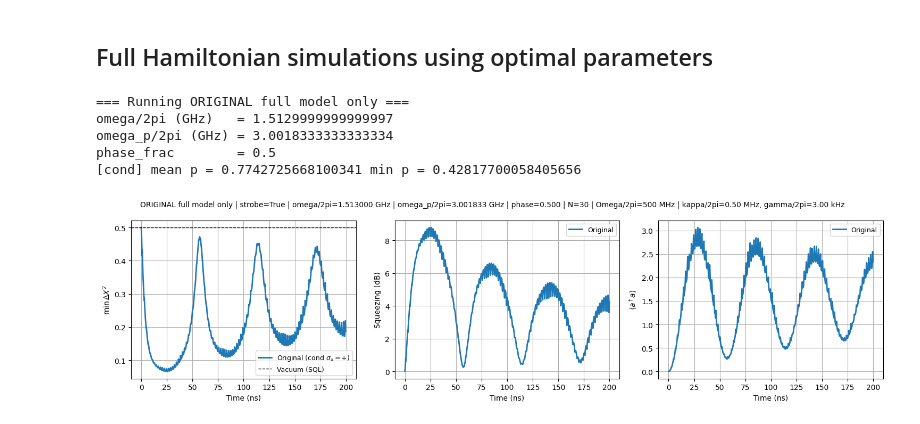
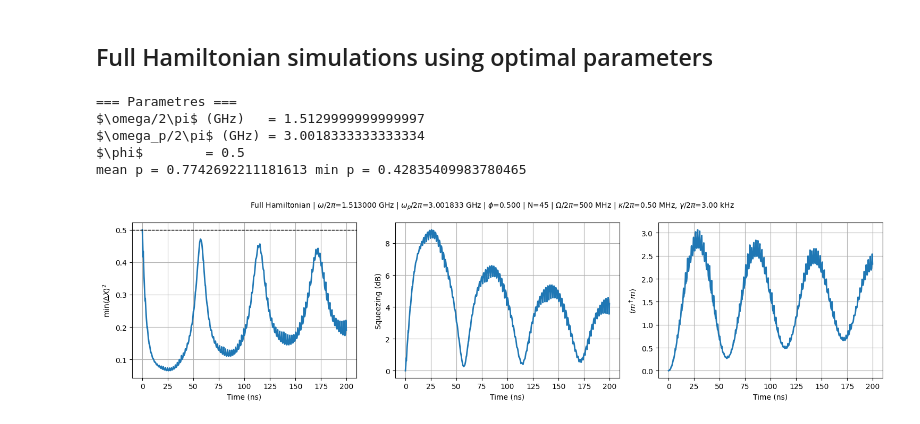
Before and after one commit to iuang0305/Magnon-squeezing-and-superposition, a Jupyter notebook: Full_Hamiltonian_simulations_SqSuperposition.ipynb, the cells around one changed output. Saved outputs shown, nothing was run; the diff lists cells and outputs as text; code cells hidden in the pictures.

```diff
--- a/Full_Hamiltonian_simulations_SqSuperposition.ipynb
+++ b/Full_Hamiltonian_simulations_SqSuperposition.ipynb
@@ -87,7 +87,7 @@ def stroboscopic_indices(tlist, omega_p, phase_frac=0.0):
 
 
 # ------------------------------------------------------------
-# Full (original) model only
+# Full Hamiltonian
 # ------------------------------------------------------------
 class FullModel:
     """
@@ -209,7 +209,7 @@ class FullModel:
 if __name__ == "__main__":
 
     # ---- system params ----
-    N = 30
+    N = 45
     T_bath = 10e-3
 
     nu = 2*np.pi*3.0e9
@@ -222,40 +222,39 @@ if __name__ == "__main__":
     kappa = 2*np.pi*0.5e6
     gamma = 2*np.pi*3.0e3
 
-    # ---- best parameters (directly use, no scan) ----
-    omega_best   = 2*np.pi*1.5129999999999997e9
-    omega_p_best = 2*np.pi*3.0018333333333334e9
-    phase_best   = 0.5
+    # ---- parameters ----
+    omega   = 2*np.pi*1.5129999999999997e9
+    omega_p = 2*np.pi*3.0018333333333334e9
+    phase   = 0.5
 
-    # ---- time grid (same as your final) ----
+    # ---- time grid ----
     total_time_final = 2.0e-7
     steps_final = 1100
     tlist = np.linspace(0.0, total_time_final, steps_final)
 
-    # ---- strobe sampling ----
     USE_STROBE = True
     STROBE_PHASE_DEFAULT = 0.0
 
     # ---- run ----
     sim = FullModel(N=N, T=T_bath)
     sim.set_params(
-        omega=omega_best, nu=nu,
-        omega_p=omega_p_best, Omega=Omega,
+        omega=omega, nu=nu,
+        omega_p=omega_p, Omega=Omega,
         gx=gx, gz=gz,
         kappa=kappa, gamma=gamma
     )
 
-    print("\n=== Running ORIGINAL full model only ===")
-    print("omega/2pi (GHz)   =", omega_best/(2*np.pi*1e9))
-    print("omega_p/2pi (GHz) =", omega_p_best/(2*np.pi*1e9))
-    print("phase_frac        =", phase_best)
+    print("\n=== Parametres ===")
+    print(f"$\omega/2\pi$ (GHz)   = {omega/(2*np.pi*1e9)}")
+    print(f"$\omega_p/2\pi$ (GHz) = {omega_p/(2*np.pi*1e9)}")
+    print(f"$\phi$        = {phase}")
 
-    states_ori = sim.evolve_original(tlist, phase_frac=phase_best, nsteps=650000)
+    states_ori = sim.evolve_original(tlist, phase_frac=phase, nsteps=650000)
     v_ori, s_ori, n_ori, p_ori = sim.metrics_original_cond_sxplus(states_ori)
 
     # ---- choose plot indices ----
     if USE_STROBE:
-        idx = stroboscopic_indices(tlist, omega_p_best, phase_frac=STROBE_PHASE_DEFAULT)
+        idx = stroboscopic_indices(tlist, omega_p, phase_frac=STROBE_PHASE_DEFAULT)
         if len(idx) < 6:
             raise RuntimeError("Too few stroboscopic samples. Try USE_STROBE=False or adjust time grid.")
     else:
@@ -264,50 +263,47 @@ if __name__ == "__main__":
     t_plot = tlist[idx] * 1e9  # ns
     v_plot = v_ori[idx]
     s_plot = s_ori[idx]
     n_plot = n_ori[idx]
     p_plot = p_ori[idx]
 
-    print("[cond] mean p =", float(np.mean(p_plot)), "min p =", float(np.min(p_plot)))
+    print("mean p =", float(np.mean(p_plot)), "min p =", float(np.min(p_plot)))
 
-    # ---- plots: 1x3 (same style) ----
+    # ---- plots: 1x3 ----
     fig, axes = plt.subplots(1, 3, figsize=(15, 4), sharex=True)
 
     ax = axes[0]
     ax.plot(t_plot, v_plot, lw=2, label=r"Original (cond $\sigma_x=+$)")
     ax.axhline(0.5, color="k", ls="--", lw=1, label="Vacuum (SQL)")
     ax.set_xlabel("Time (ns)")
-    ax.set_ylabel(r"$\min\,\Delta X^2$")
+    ax.set_ylabel(r"$\min\langle\Delta X\rangle^2$")
     ax.grid(True)
-    ax.legend(loc="best", fontsize=9)
 
     ax = axes[1]
-    ax.plot(t_plot, s_plot, lw=2, label="Original")
+    ax.plot(t_plot, s_plot, lw=2)
     ax.set_xlabel("Time (ns)")
     ax.set_ylabel("Squeezing (dB)")
     ax.grid(True)
-    ax.legend(loc="best", fontsize=9)
 
     ax = axes[2]
-    ax.plot(t_plot, n_plot, lw=2, label="Original")
+    ax.plot(t_plot, n_plot, lw=2)
     ax.set_xlabel("Time (ns)")
-    ax.set_ylabel(r"$\langle a^\dagger a\rangle$")
+    ax.set_ylabel(r"$\langle m^\dagger m\rangle$")
     ax.grid(True)
-    ax.legend(loc="best", fontsize=9)
 
     fig.suptitle(
-        f"ORIGINAL full model only | strobe={USE_STROBE} | "
-        f"omega/2pi={omega_best/(2*np.pi*1e9):.6f} GHz | "
-        f"omega_p/2pi={omega_p_best/(2*np.pi*1e9):.6f} GHz | "
-        f"phase={phase_best:.3f} | N={N} | Omega/2pi={Omega/(2*np.pi*1e6):.0f} MHz | "
-        f"kappa/2pi={kappa/(2*np.pi*1e6):.2f} MHz, gamma/2pi={gamma/(2*np.pi*1e3):.2f} kHz",
+        f"Full Hamiltonian | "
+        f"$\omega/2\pi$={omega/(2*np.pi*1e9):.6f} GHz | "
+        f"$\omega_p/2\pi$={omega_p/(2*np.pi*1e9):.6f} GHz | "
+        f"$\phi$={phase:.3f} | N={N} | $\Omega/2\pi$={Omega/(2*np.pi*1e6):.0f} MHz | "
+        f"$\kappa/2\pi$={kappa/(2*np.pi*1e6):.2f} MHz, $\gamma/2\pi$={gamma/(2*np.pi*1e3):.2f} kHz",
         fontsize=10
     )
     plt.tight_layout()
     plt.show()
 # %% [output]
-=== Running ORIGINAL full model only ===
-omega/2pi (GHz)   = 1.5129999999999997
-omega_p/2pi (GHz) = 3.0018333333333334
-phase_frac        = 0.5
-[cond] mean p = 0.7742725668100341 min p = 0.42817700058405656
+=== Parametres ===
+$\omega/2\pi$ (GHz)   = 1.5129999999999997
+$\omega_p/2\pi$ (GHz) = 3.0018333333333334
+$\phi$        = 0.5
+mean p = 0.7742692211181613 min p = 0.42835409983780465
-[figure, old version]
+[figure, new version]
```
Also changed, not shown: parts of 1 cell of this notebook.
